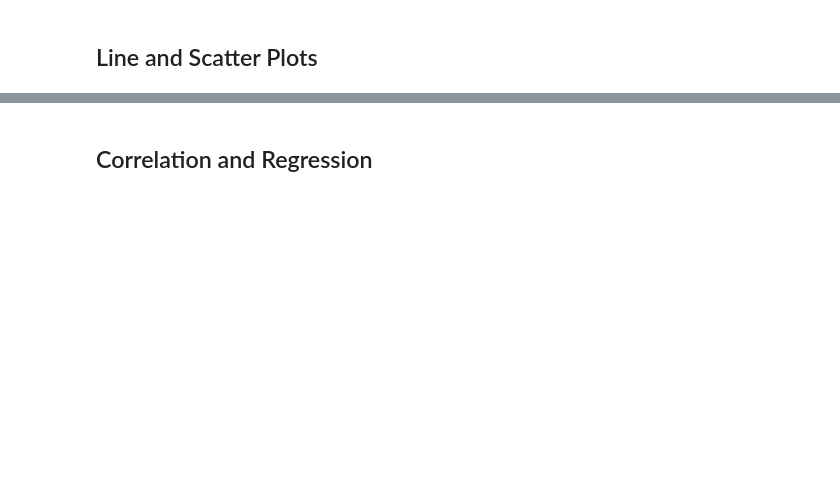
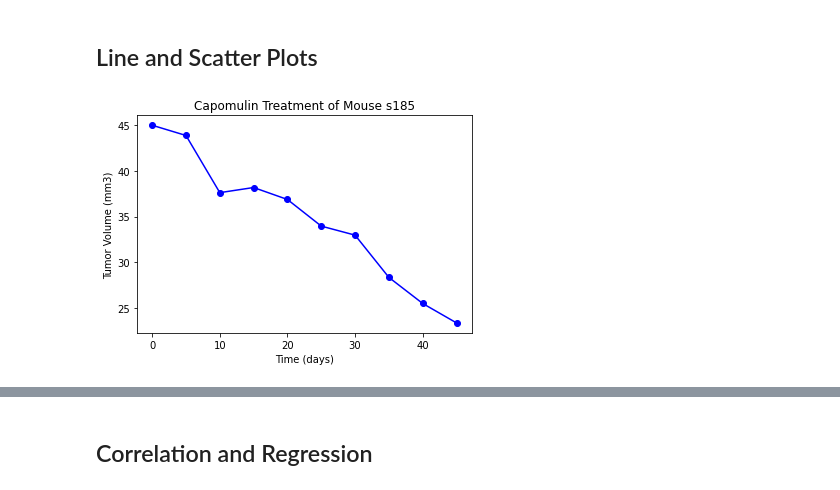
Before and after one commit to Alexis-Kepano/matplotlib-challenge, a Jupyter notebook: Pymaceuticals/pymaceuticals_starter.ipynb, the cells around one changed output, grey strips where cells are left out. Drawn from its saved outputs; the diff is of its cells as text; code cells hidden in the pictures; blank space fills up the shorter version.

```diff
--- a/Pymaceuticals/pymaceuticals_starter.ipynb
+++ b/Pymaceuticals/pymaceuticals_starter.ipynb
@@ -148,8 +149,10 @@ plt.show()
 # %%
 # Calculate the final tumor volume of each mouse across four of the treatment regimens:
 # Capomulin, Ramicane, Infubinol, and Ceftamin
-
 # Start by getting the last (greatest) timepoint for each mouse
-
+max_timepoint_df = pd.DataFrame(clean_df.groupby('Mouse ID')['Timepoint'].max().sort_values()).reset_index().rename(columns={'Timepoint': 'max_timepoint'})
+max_timepoint_df
 
 # Merge this group df with the original dataframe to get the tumor volume at the last timepoint
+merged_df = pd.merge(clean_df, max_timepoint_df, on='Mouse ID')
+merged_df.head()
@@ -180,0 +236,16 @@ plt.show()
+# %%
+# Generate a line plot of tumor volume vs. time point for a mouse treated with Capomulin
+merged_df.loc[merged_df['Drug Regimen'] == 'Capomulin']
+mouse = merged_df.loc[merged_df['Mouse ID'] == 's185']
+#Plot line chart
+plt.plot(mouse['Timepoint'], mouse['Tumor Volume (mm3)'], marker='o', color = 'b')
+plt.show
+# Add labels and title to plot
+plt.xlabel("Time (days)")
+plt.ylabel("Tumor Volume (mm3)")
+plt.title("Capomulin Treatment of Mouse s185")
+
+# Display plot
+plt.show()
+# %% [output]
+[figure, added]
```
Also changed, not shown: parts of 11 cells of this notebook.
